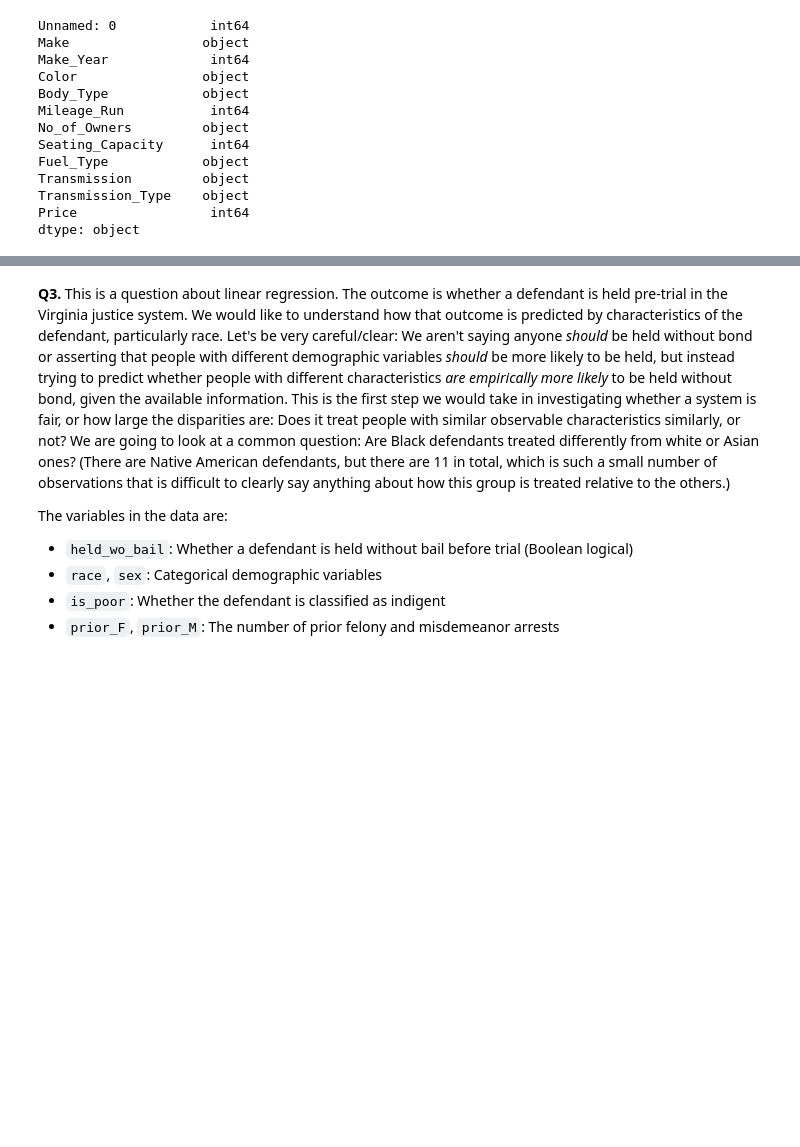
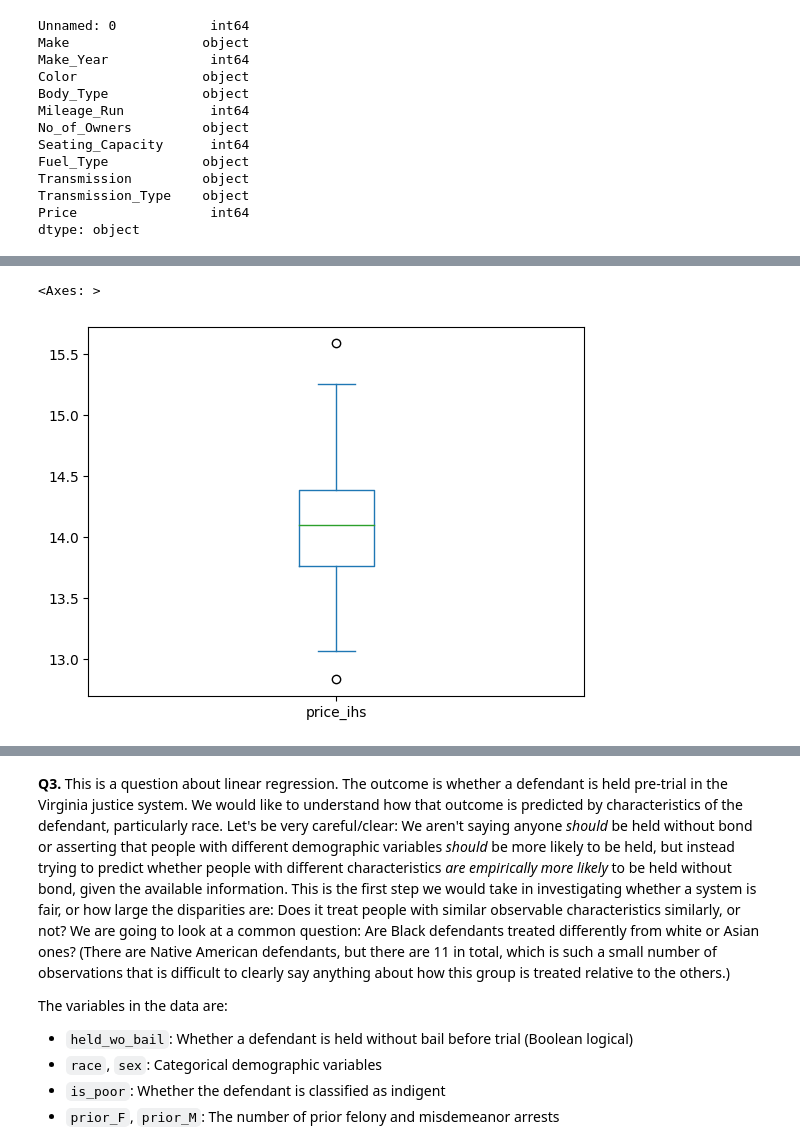
Before and after one commit to cwynne12/linearRegression, a Jupyter notebook: assignment.ipynb, the cells around one changed output, grey strips where cells are left out. Saved outputs shown, nothing was run; the diff lists cells and outputs as text; code cells hidden in the pictures; blank space fills up the shorter version.

```diff
--- a/assignment.ipynb
+++ b/assignment.ipynb
@@ -313,0 +334,5 @@ dtype: object
+# %%
+df['price_ihs'].plot.box()
+# %% [output]
+<Axes: >
+[figure, added]
```
Also changed, not shown: parts of 8 cells of this notebook.
